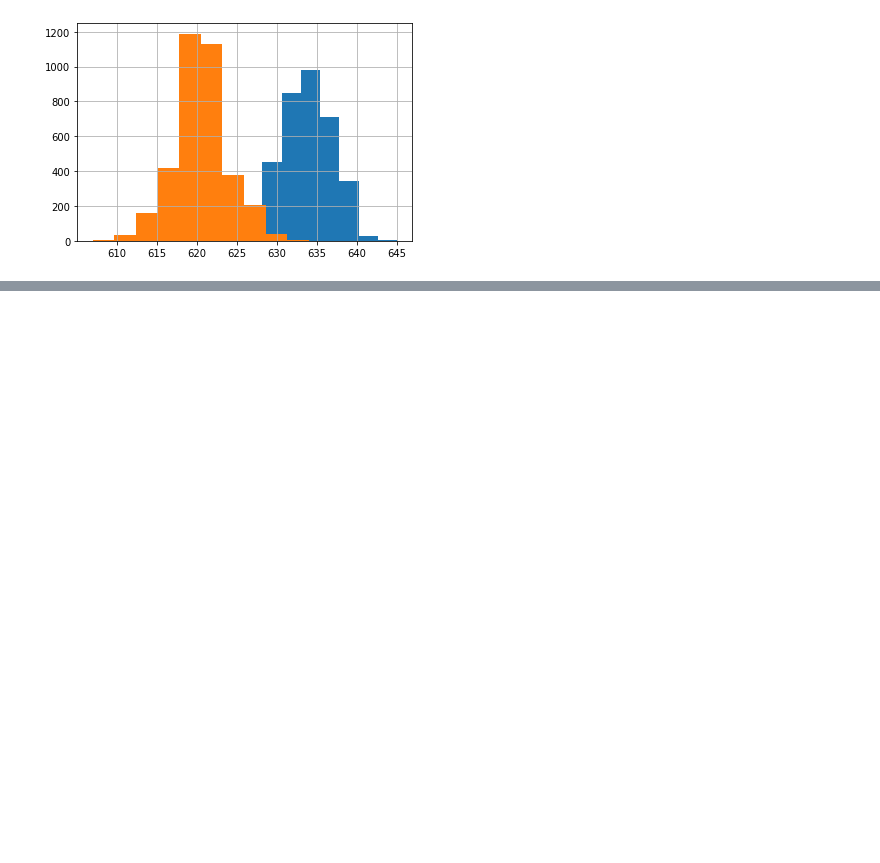
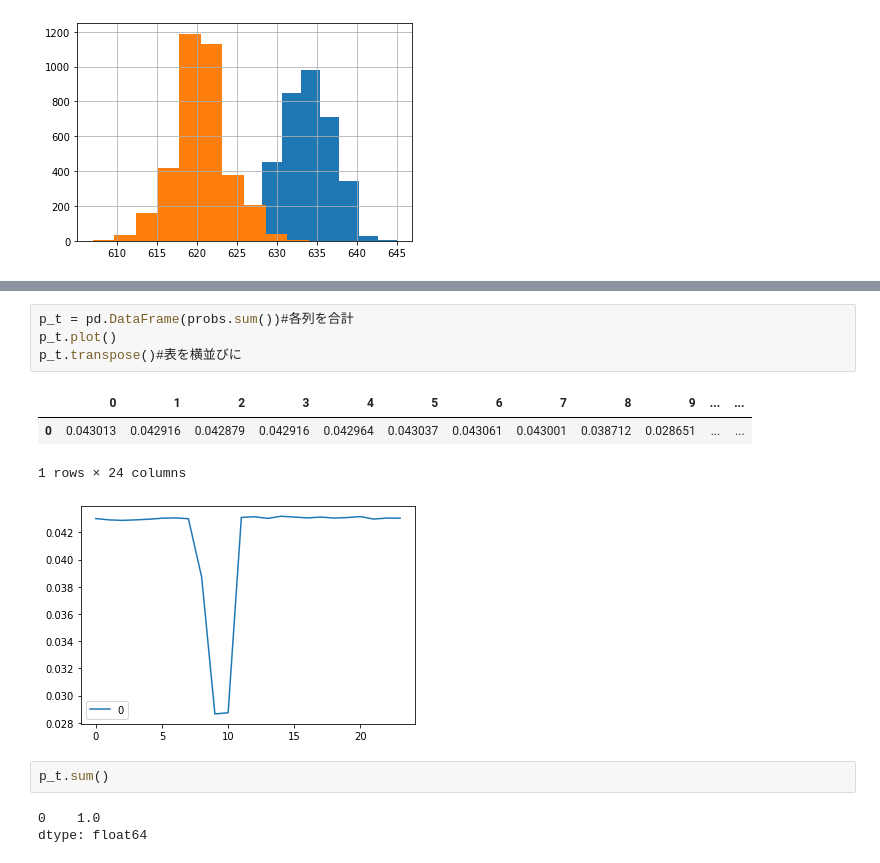
Before and after one commit to im555/lerning_LNPR, a Jupyter notebook: section_sensor/lidar_600.ipynb, the cells around one changed output, grey strips where cells are left out. Drawn from its saved outputs; the diff is of its cells as text; blank space fills up the shorter version.

```diff
--- a/section_sensor/lidar_600.ipynb
+++ b/section_sensor/lidar_600.ipynb
@@ -29,0 +68,14 @@ plt.show()
+# %%
+p_t = pd.DataFrame(probs.sum())#各列を合計
+p_t.plot()
+p_t.transpose()#表を横並びに
+# %% [output]
+|  | 0 | 1 | 2 | 3 | 4 | 5 | 6 | 7 | 8 | 9 | ... | ... |
+| 0 | 0.043013 | 0.042916 | 0.042879 | 0.042916 | 0.042964 | 0.043037 | 0.043061 | 0.043001 | 0.038712 | 0.028651 | ... | ... |
+1 rows × 24 columns
+[figure, added]
+# %%
+p_t.sum()
+# %% [output]
+0    1.0
+dtype: float64
```
Also changed, not shown: parts of 7 cells of this notebook.
